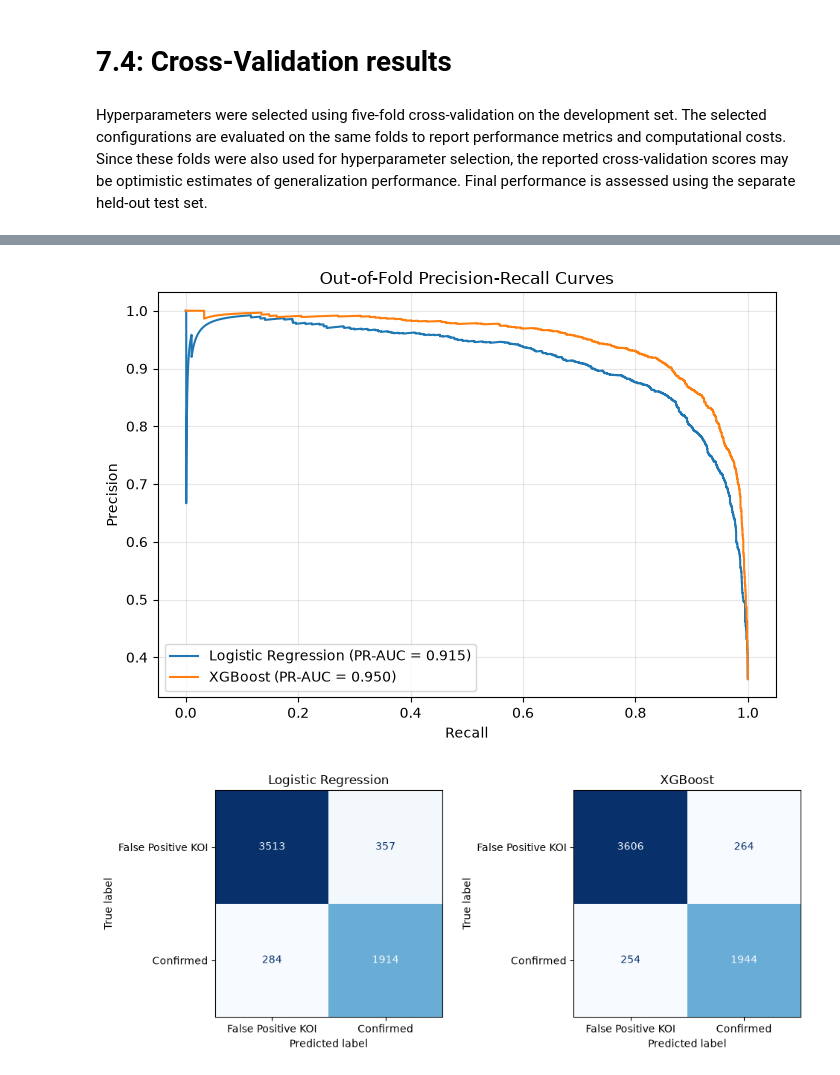
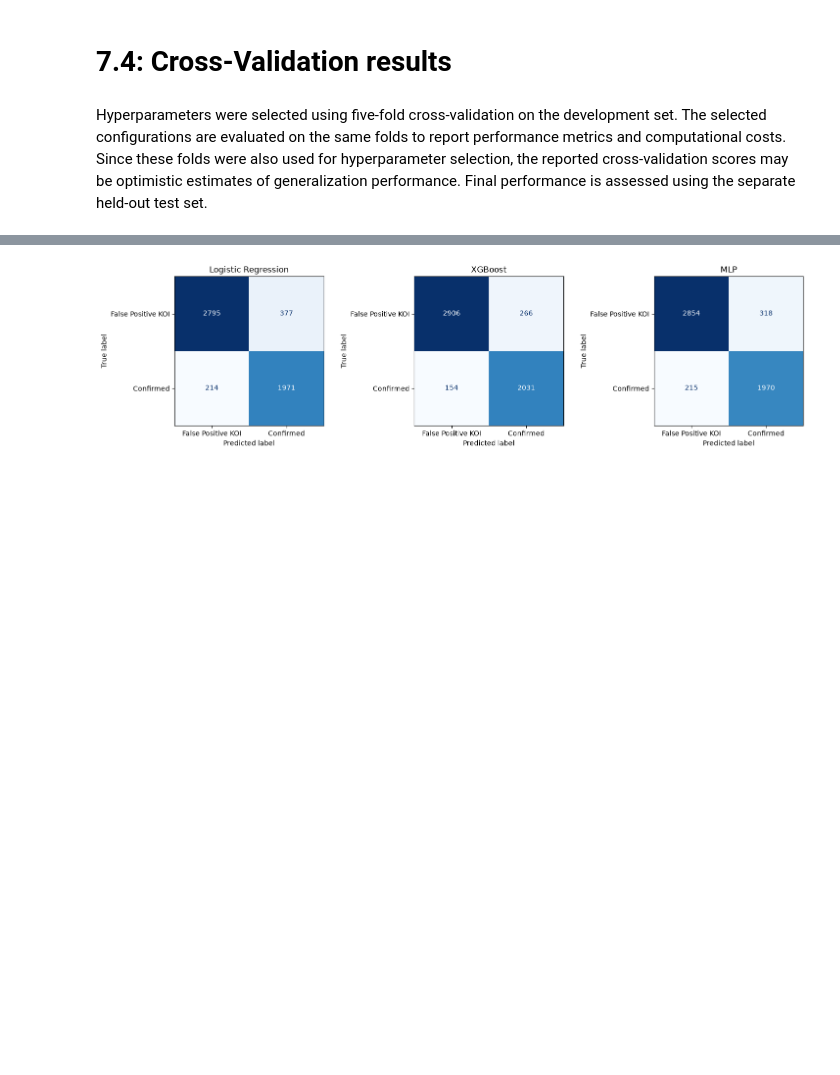
Before and after one commit to lenamadi103/kepler-exoplanet-ml, a Jupyter notebook: kepler_project.ipynb, the cells around one changed output, grey strips where cells are left out. Saved outputs shown, nothing was run; the diff lists cells and outputs as text; code cells hidden in the pictures; blank space fills up the shorter version.

```diff
--- a/kepler_project.ipynb
+++ b/kepler_project.ipynb
@@ -10,7 +13,7 @@ import pandas as pd
 import numpy as np
 
 # Load the dataset from the data folder
-df_raw = pd.read_csv('data/cumulative.csv', comment='#')
+df_raw = pd.read_csv('data/D25table.csv', comment='#')
 
 #dimensions (Rows and Columns)
 print(f"Dataset Shape: {df_raw.shape}")
@@ -555,8 +655,7 @@ def all_metrics(y, p, thr=0.5):
     #Convert predicted probabilities into binary predictions
     yhat = (p >= thr).astype(int)
 
-    precision_values, recall_values, _ = precision_recall_curve(y, p)
-    pr_auc = auc(recall_values, precision_values)
+    pr_auc = auc_pr_score(y, p)
 
     return {
         "pr_auc": pr_auc,
@@ -678,7 +798,8 @@ xgb_search = RandomizedSearchCV(
     cv=folds,
     n_jobs=-1,
     random_state=SEED,
-    return_train_score=True
+    return_train_score=True,
+    error_score="raise"
 )
 
 t0 = time.perf_counter()
@@ -783,11 +1051,12 @@ SURFACE, INK, INK2, MUTED, GRID, AXIS = (
     "#898781", "#e1e0d9", "#c3c2b7"
 )
 
-C_LR, C_XGB = "#2a78d6", "#eb6834"
+C_LR, C_XGB, C_MLP = "#2a78d6", "#eb6834", "#2a9d8f"
 
 models = [
     ("Logistic Regression", lr_oof, C_LR),
-    ("XGBoost (tuned)", xgb_oof, C_XGB)
+    ("XGBoost (tuned)", xgb_oof, C_XGB),
+    ("MLP (tuned)", mlp_oof, C_MLP)
 ]
 
 fig, ax = plt.subplots(figsize=(7, 5), facecolor=SURFACE)
@@ -1010,60 +1198,31 @@ Name: count, dtype: int64
 # %%
+from sklearn.metrics import confusion_matrix, ConfusionMatrixDisplay
 
-import matplotlib.pyplot as plt
-from sklearn.metrics import (
-    precision_recall_curve,
-    auc,
-    confusion_matrix,
-    ConfusionMatrixDisplay
-)
-
-models = {
-    "Logistic Regression": lr_oof,
-    "XGBoost": xgb_oof
+confusion_models = {
+    "Logistic Regression": (lr_oof, lr_threshold),
+    "XGBoost": (xgb_oof, xgb_threshold),
+    "MLP": (mlp_oof, mlp_threshold)
 }
 
-# Precision-Recall curves
-plt.figure(figsize=(7, 5))
+fig, axes = plt.subplots(1, 3, figsize=(15, 4))
 
-for name, probabilities in models.items():
-    precision, recall, _ = precision_recall_curve(
-        y_train, probabilities
-    )
-    pr_auc = auc(recall, precision)
-
-    plt.plot(
-        recall, precision,
-        label=f"{name} (PR-AUC = {pr_auc:.3f})"
-    )
-
-plt.xlabel("Recall")
-plt.ylabel("Precision")
-plt.title("Out-of-Fold Precision-Recall Curves")
-plt.legend()
-plt.grid(alpha=0.3)
-plt.tight_layout()
-plt.show()
-
-
-# Confusion matrices
-fig, axes = plt.subplots(1, 2, figsize=(10, 4))
-
-for ax, (name, probabilities) in zip(axes, models.items()):
-    predictions = (probabilities >= 0.5).astype(int)
+for ax, (name, (probabilities, threshold)) in zip(
+    axes, confusion_models.items()
+):
+    predictions = (probabilities >= threshold).astype(int)
     cm = confusion_matrix(y_train, predictions)
 
     ConfusionMatrixDisplay(
         confusion_matrix=cm,
         display_labels=["False Positive KOI", "Confirmed"]
     ).plot(ax=ax, colorbar=False, cmap="Blues")
 
     ax.set_title(name)
 
 plt.tight_layout()
 plt.show()
 # %% [output]
-[figure, old version]
+[figure, new version]
-[figure, removed]
 # %%
 import numpy as np
 import pandas as pd
```
Also changed, not shown: parts of 46 cells of this notebook, 3 other files.
